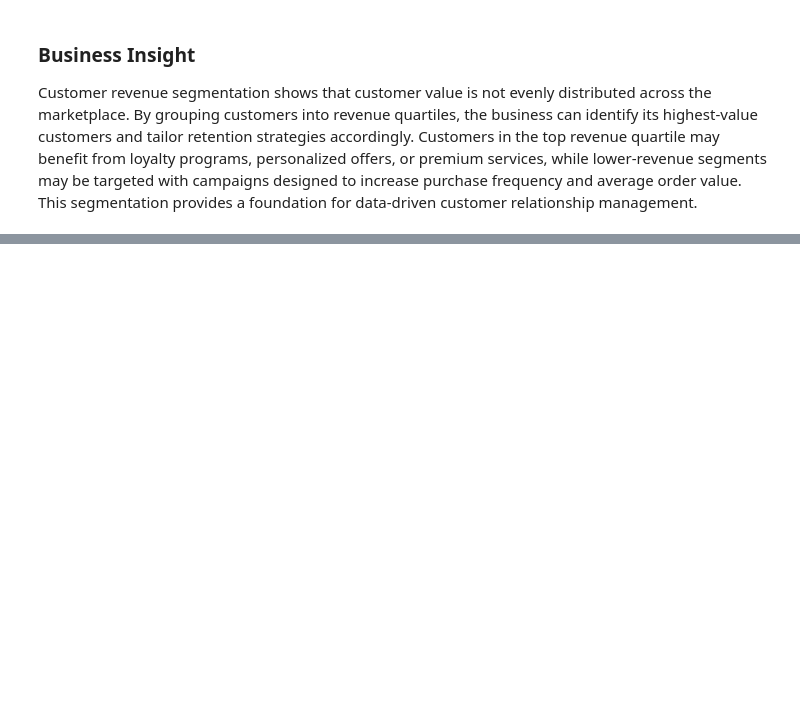
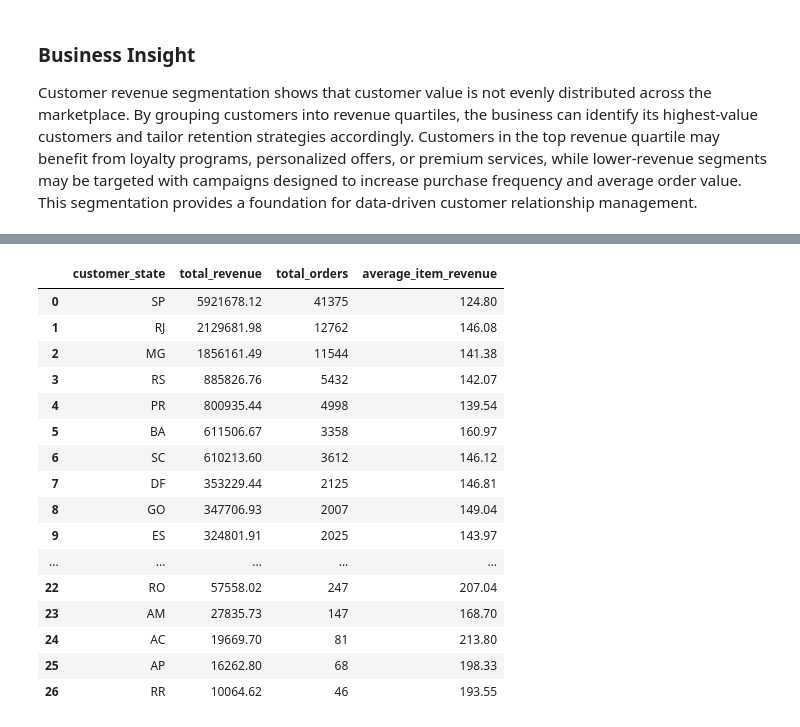
Before and after one commit to ttashi7/ecommerce-sales-intelligence, a Jupyter notebook: notebooks/04_sql_business_analysis.ipynb, the cells around one changed output, grey strips where cells are left out. Drawn from its saved outputs; the diff is of its cells as text; code cells hidden in the pictures; blank space fills up the shorter version.

```diff
--- a/notebooks/04_sql_business_analysis.ipynb
+++ b/notebooks/04_sql_business_analysis.ipynb
@@ -483,0 +1046,38 @@ Customer revenue segmentation shows that customer value is not evenly distribute
+# %%
+state_revenue = con.sql("""
+SELECT
+
+    customer_state,
+
+    ROUND(SUM(item_revenue),2) AS total_revenue,
+
+    COUNT(DISTINCT order_id) AS total_orders,
+
+    ROUND(AVG(item_revenue),2) AS average_item_revenue
+
+FROM master
+
+GROUP BY customer_state
+
+ORDER BY total_revenue DESC;
+""").df()
+
+state_revenue
+# %% [output]
+|  | customer_state | total_revenue | total_orders | average_item_revenue |
+| 0 | SP | 5921678.12 | 41375 | 124.80 |
+| 1 | RJ | 2129681.98 | 12762 | 146.08 |
+| 2 | MG | 1856161.49 | 11544 | 141.38 |
+| 3 | RS | 885826.76 | 5432 | 142.07 |
+| 4 | PR | 800935.44 | 4998 | 139.54 |
+| 5 | BA | 611506.67 | 3358 | 160.97 |
+| 6 | SC | 610213.60 | 3612 | 146.12 |
+| 7 | DF | 353229.44 | 2125 | 146.81 |
+| 8 | GO | 347706.93 | 2007 | 149.04 |
+| 9 | ES | 324801.91 | 2025 | 143.97 |
+| ... | ... | ... | ... | ... |
+| 22 | RO | 57558.02 | 247 | 207.04 |
+| 23 | AM | 27835.73 | 147 | 168.70 |
+| 24 | AC | 19669.70 | 81 | 213.80 |
+| 25 | AP | 16262.80 | 68 | 198.33 |
+| 26 | RR | 10064.62 | 46 | 193.55 |
```
Also changed, not shown: parts of 31 cells of this notebook, 1 other file.
